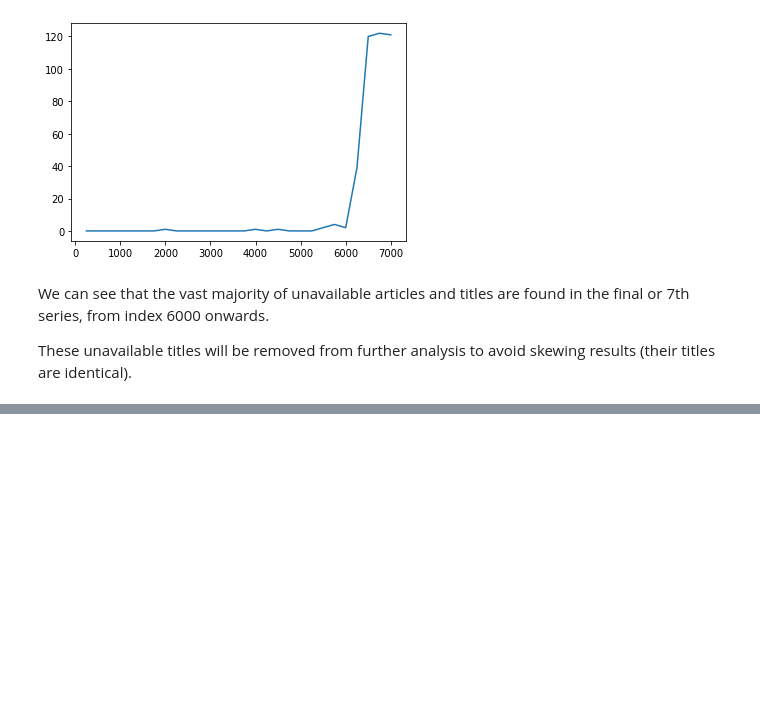
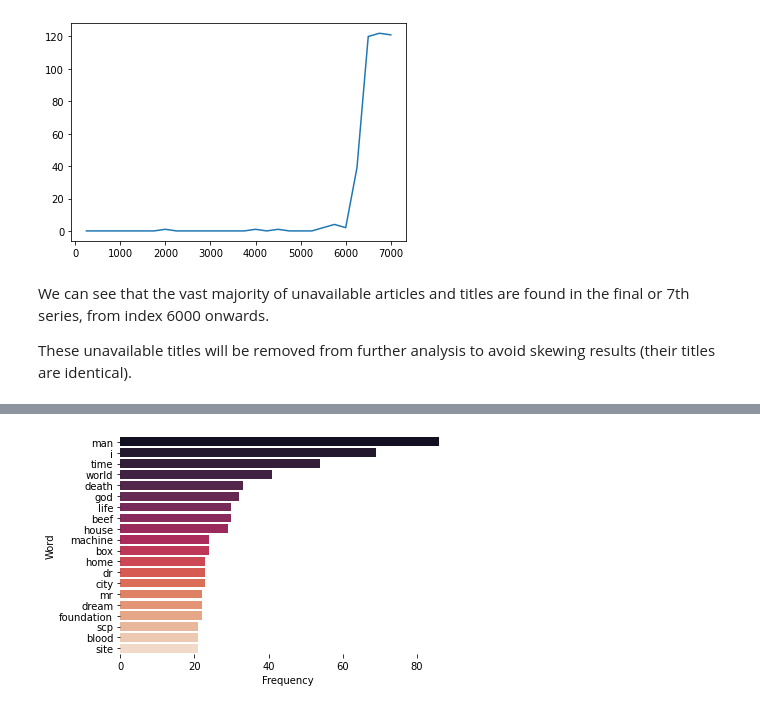
Before and after one commit to CZboop/SCP-Scraping-and-Analysis, a Jupyter notebook: SCPAnalysis.ipynb, the cells around one changed output, grey strips where cells are left out. Saved outputs shown, nothing was run; the diff lists cells and outputs as text; code cells hidden in the pictures; blank space fills up the shorter version.

```diff
--- a/SCPAnalysis.ipynb
+++ b/SCPAnalysis.ipynb
@@ -150,0 +143,4 @@ plot_most_common(get_most_common(titles_nostopwords_single_str))
+# %%
+plot_most_common(get_most_common(nouns_as_str))
+# %% [output]
+[figure, added]
```
Also changed, not shown: parts of 21 cells of this notebook.
